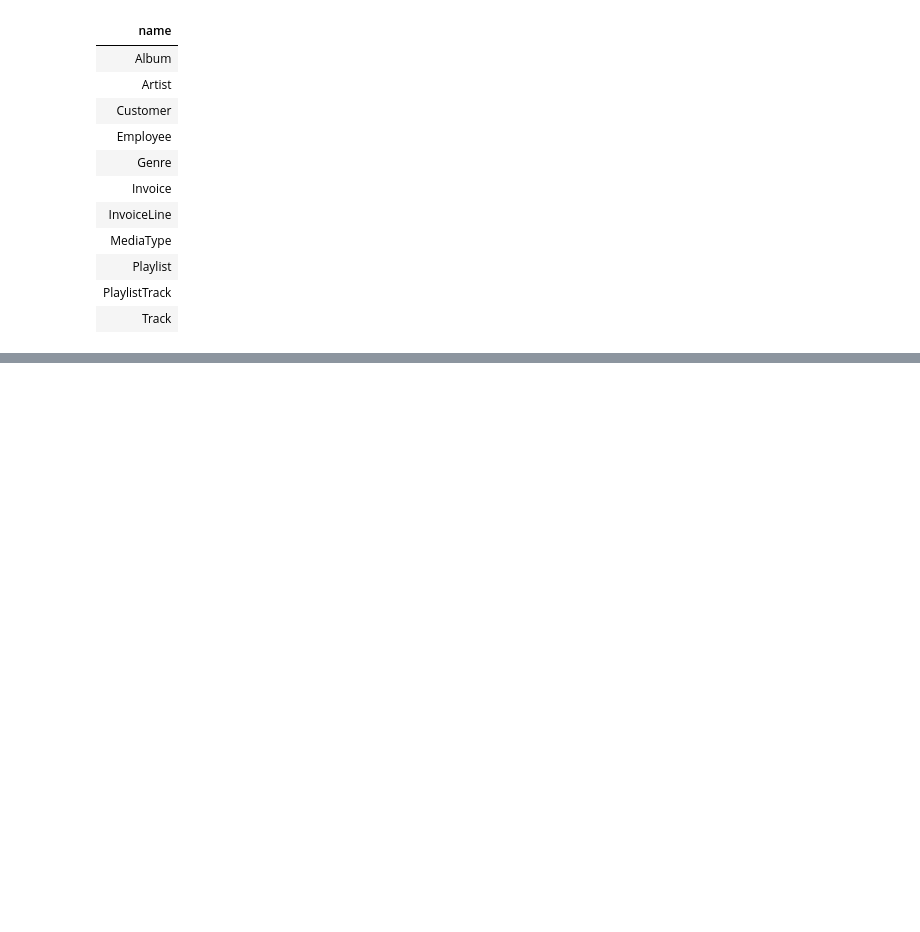
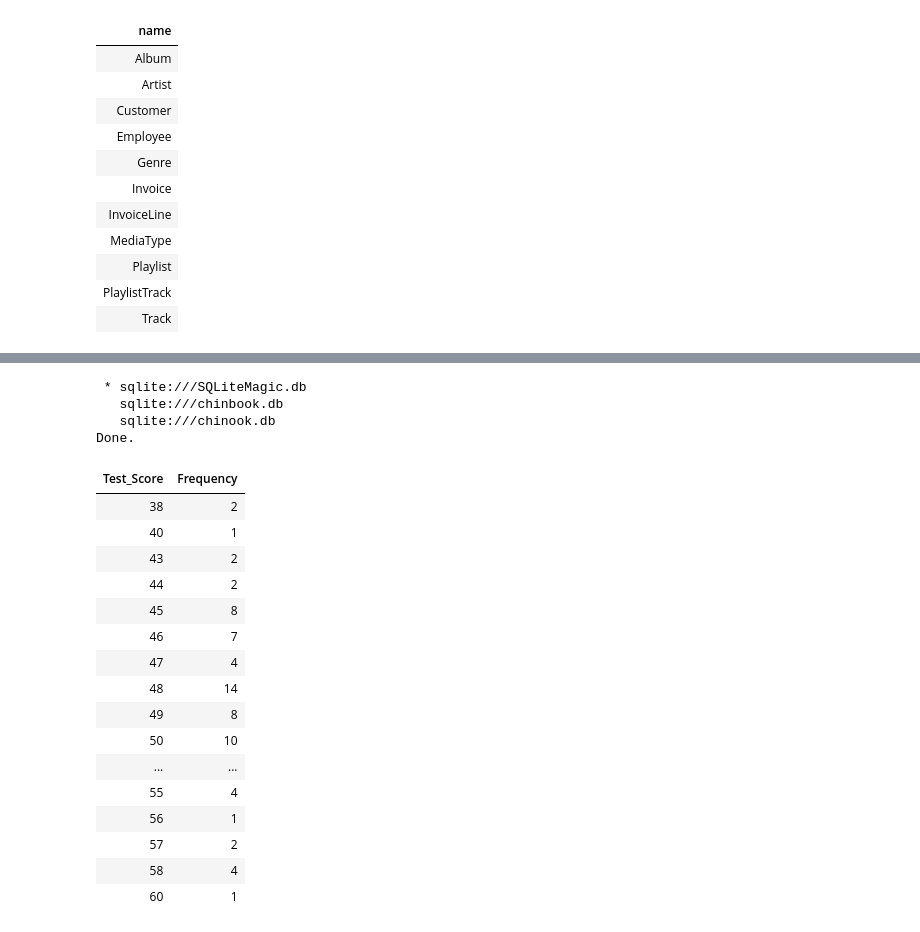
Before and after one commit to alirezaghorbani1983/data_engineering, a Jupyter notebook: PYTHON_SQL_.ipynb, the cells around one changed output, grey strips where cells are left out. Cells and saved outputs as stored; diff of their text form; code cells hidden in the pictures; blank space fills up the shorter version.

Commit message:
Perform simplified database access using SQL magic

```diff
--- a/PYTHON_SQL_.ipynb
+++ b/PYTHON_SQL_.ipynb
@@ -259,0 +433,25 @@ Done.
+# %%
+test_score_distribution = %sql SELECT test_score as "Test_Score", count(*) as "Frequency" from INTERNATIONAL_STUDENT_TEST_SCORES GROUP BY test_score;
+test_score_distribution
+# %% [output]
+ * sqlite:///SQLiteMagic.db
+   sqlite:///chinbook.db
+   sqlite:///chinook.db
+Done.
+| Test_Score | Frequency |
+| 38 | 2 |
+| 40 | 1 |
+| 43 | 2 |
+| 44 | 2 |
+| 45 | 8 |
+| 46 | 7 |
+| 47 | 4 |
+| 48 | 14 |
+| 49 | 8 |
+| 50 | 10 |
+| ... | ... |
+| 55 | 4 |
+| 56 | 1 |
+| 57 | 2 |
+| 58 | 4 |
+| 60 | 1 |
```
Also changed, not shown: parts of 6 cells of this notebook, 1 other file.
